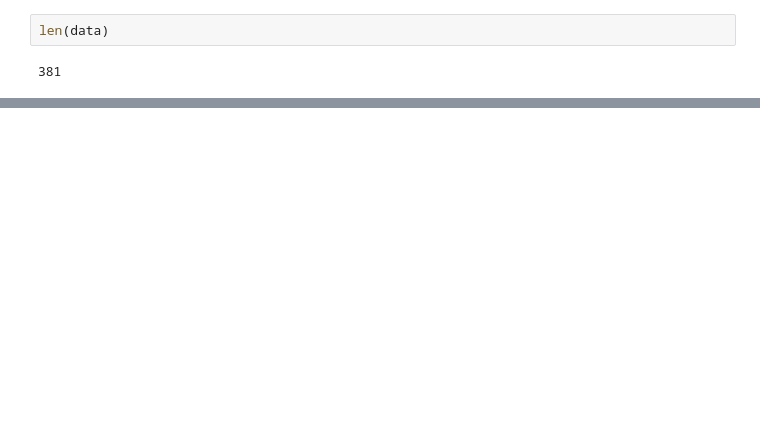
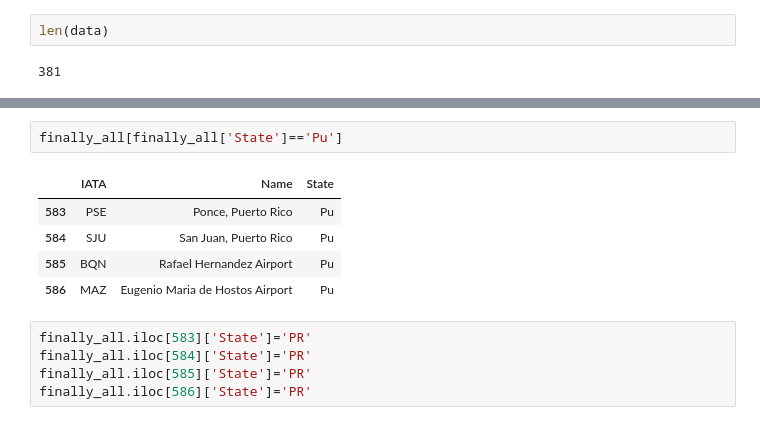
Before and after one commit to Project-Ellie/home-in-time, a Jupyter notebook: 00_Collateral_Data.ipynb, the cells around one changed output, grey strips where cells are left out. Drawn from its saved outputs; the diff is of its cells as text; blank space fills up the shorter version.

```diff
--- a/00_Collateral_Data.ipynb
+++ b/00_Collateral_Data.ipynb
@@ -53,0 +243,13 @@ df[:20]
+# %%
+finally_all[finally_all['State']=='Pu']
+# %% [output]
+|  | IATA | Name | State |
+| 583 | PSE | Ponce, Puerto Rico | Pu |
+| 584 | SJU | San Juan, Puerto Rico | Pu |
+| 585 | BQN | Rafael Hernandez Airport | Pu |
+| 586 | MAZ | Eugenio Maria de Hostos Airport | Pu |
+# %%
+finally_all.iloc[583]['State']='PR'
+finally_all.iloc[584]['State']='PR'
+finally_all.iloc[585]['State']='PR'
+finally_all.iloc[586]['State']='PR'
```
Also changed, not shown: parts of 38 cells of this notebook, 1 other file.
